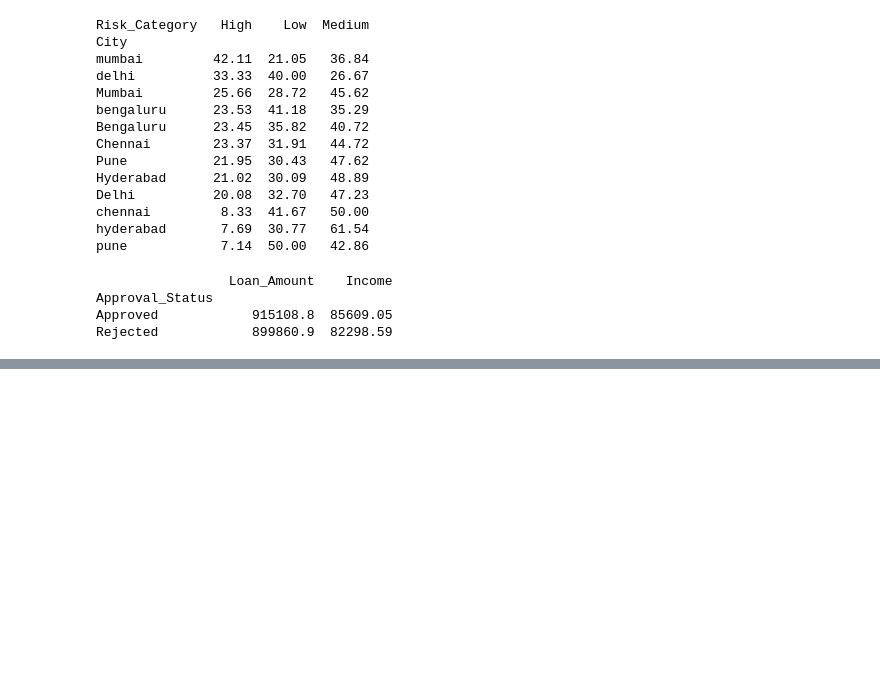
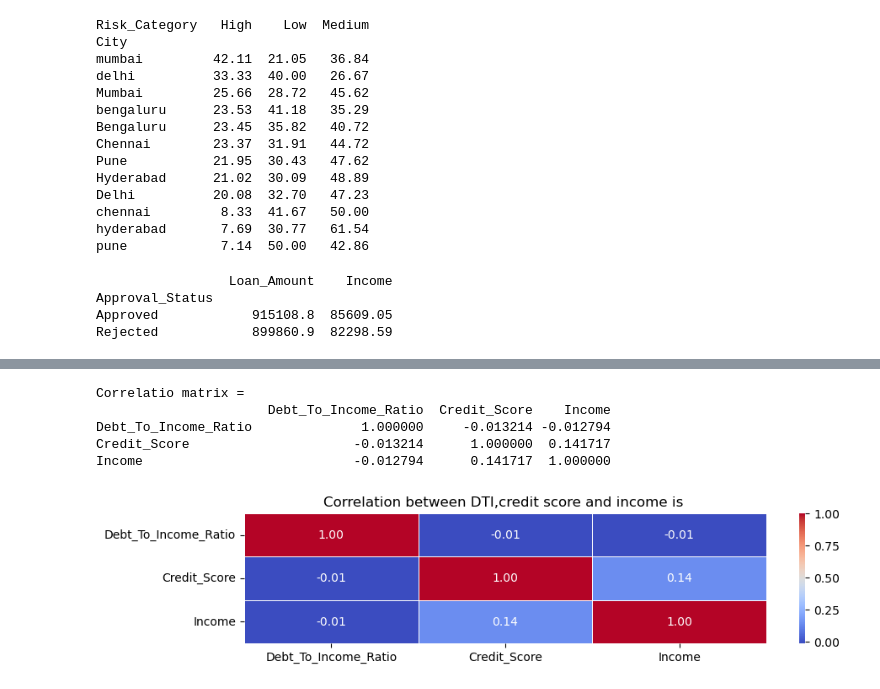
Before and after one commit to Mohini2815/Data-analysis-practice-projects, a Jupyter notebook: BAnk loan portfolio.ipynb, the cells around one changed output, grey strips where cells are left out. Cells and saved outputs as stored; diff of their text form; code cells hidden in the pictures; blank space fills up the shorter version.

```diff
--- a/BAnk loan portfolio.ipynb
+++ b/BAnk loan portfolio.ipynb
@@ -503,0 +512,20 @@ plt.tight_layout()
+# %%
+# how does debt_to_income_ratio interact with credit_score and income
+# calculate correlation matrix
+corr_matrix = df[['Debt_To_Income_Ratio','Credit_Score','Income']].corr()
+print('Correlatio matrix = ')
+print(corr_matrix)
+# %% [output]
+Correlatio matrix =
+                      Debt_To_Income_Ratio  Credit_Score    Income
+Debt_To_Income_Ratio              1.000000     -0.013214 -0.012794
+Credit_Score                     -0.013214      1.000000  0.141717
+Income                           -0.012794      0.141717  1.000000
+# %%
+# visualize correlation matrix (heatmap)
+plt.figure(figsize=(10,2))
+sns.heatmap(corr_matrix,annot=True,cmap='coolwarm',fmt='.2f',linewidth=.5)
+plt.title('Correlation between DTI,credit score and income is ')
+plt.show()
+# %% [output]
+[figure, added]
```
Also changed, not shown: parts of 9 cells of this notebook.
